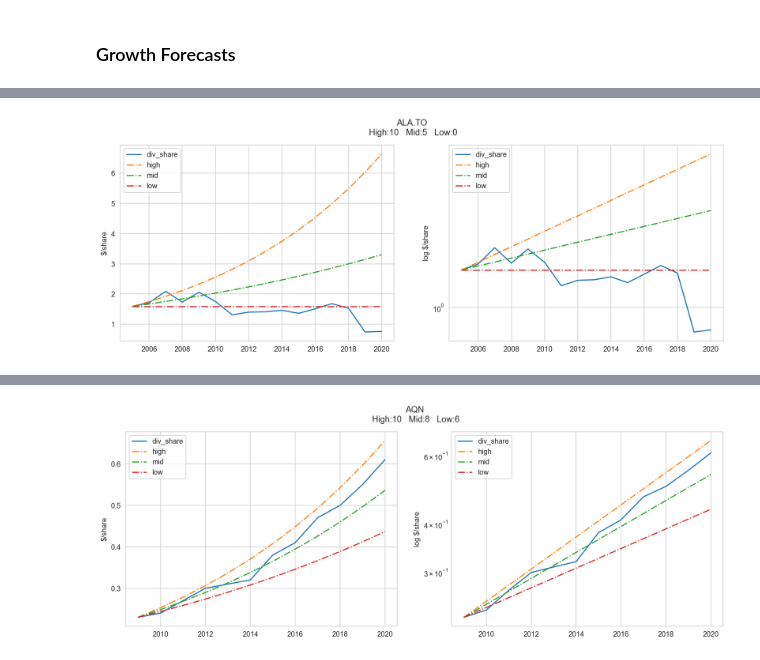
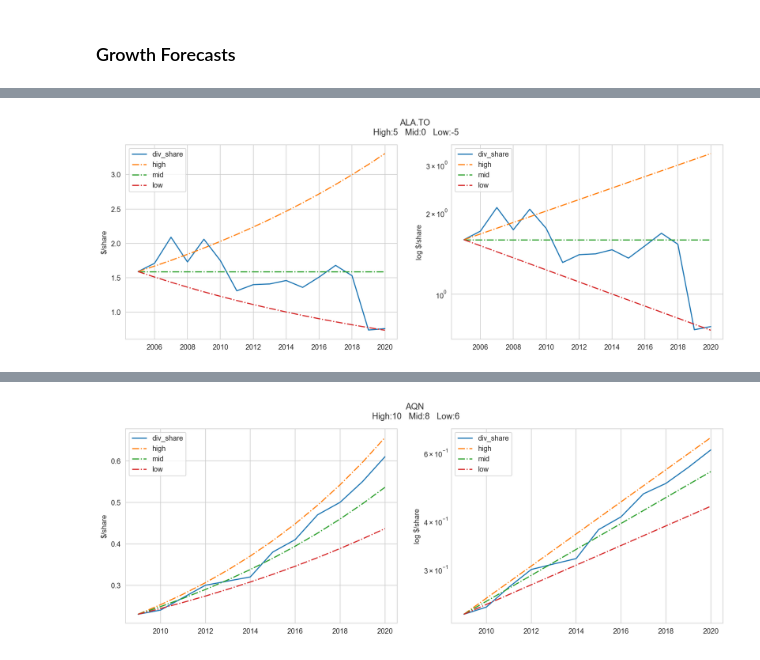
Before and after one commit to nomalet/investing, a Jupyter notebook: notebooks/2 Forecasts for Dividends.ipynb, the cells around one changed output, grey strips where cells are left out. Drawn from its saved outputs; the diff is of its cells as text; code cells hidden in the pictures.

```diff
--- a/notebooks/2 Forecasts for Dividends.ipynb
+++ b/notebooks/2 Forecasts for Dividends.ipynb
@@ -85,9 +89,9 @@ sensitivity_plot(company_data, "AAL.L", 10, 5, 0, "div")
 [figure]
 [interactive output not drawn]
 # %%
-sensitivity_plot(company_data, "ALA.TO", 10, 5, 0, "div")
+sensitivity_plot(company_data, "ALA.TO", 5, 0, -5, "div")
 # %% [output]
-[figure, old version]
+[figure, new version]
 [interactive output not drawn]
 # %%
 sensitivity_plot(company_data, "AQN", 10, 8, 6, "div", start_at=2009)
```
Also changed, not shown: parts of 8 cells of this notebook, 8 other files.
